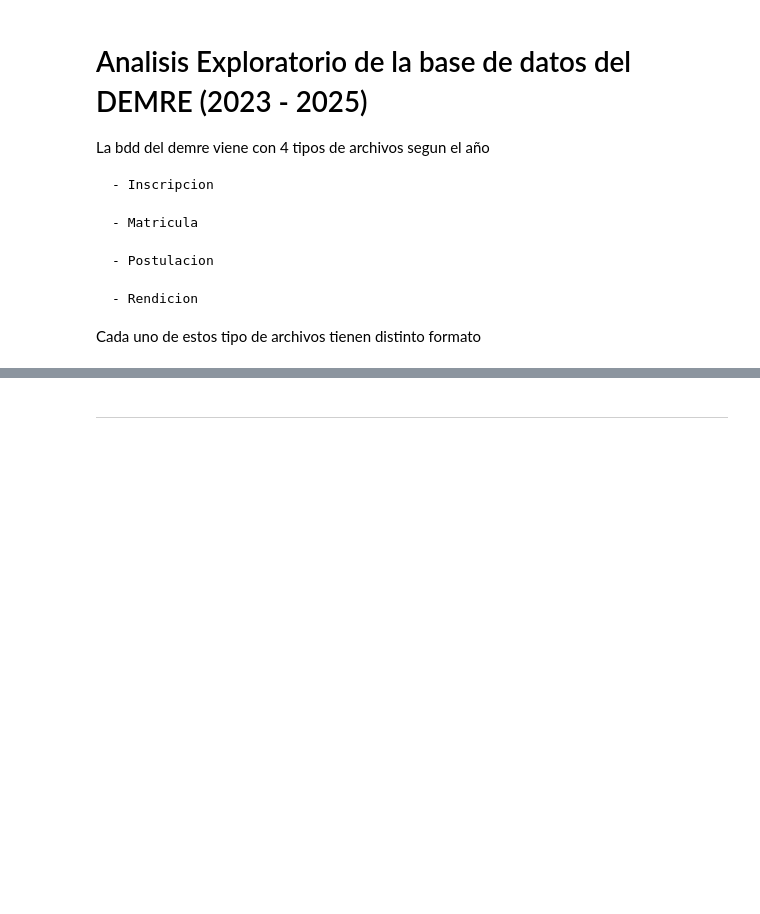
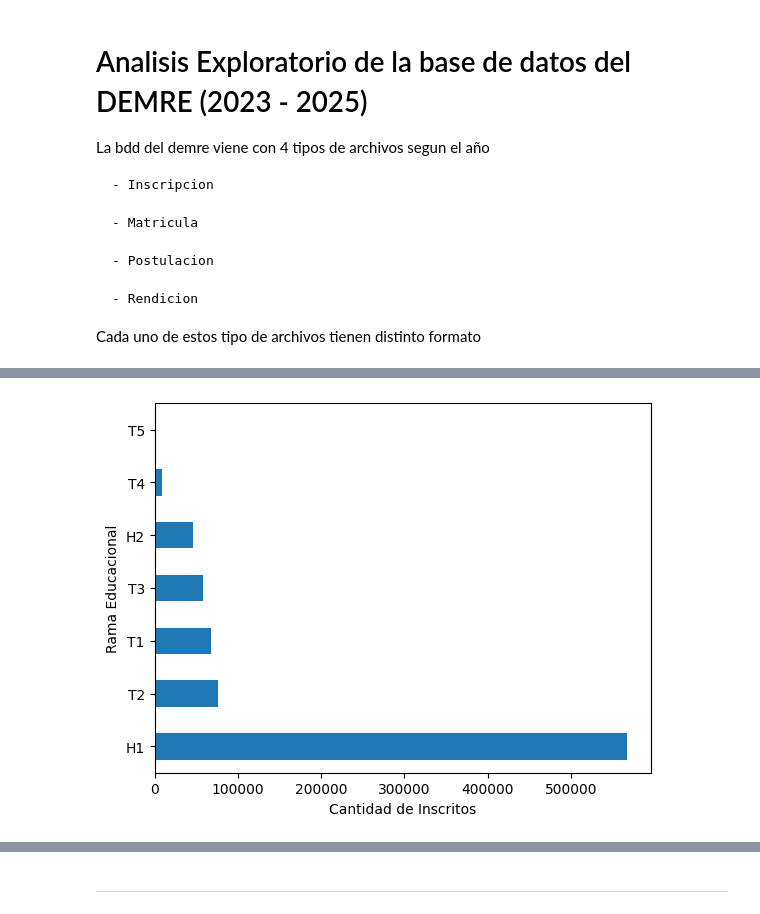
Before and after one commit to LmChicao/Proyecto-Intro-Ciencias-de-datos-2025-2-, a Jupyter notebook: Analisis Exploratorio/EDA - Inscripcion.ipynb, the cells around one changed output, grey strips where cells are left out. Saved outputs shown, nothing was run; the diff lists cells and outputs as text; code cells hidden in the pictures; blank space fills up the shorter version.

```diff
--- a/Analisis Exploratorio/EDA - Inscripcion.ipynb
+++ b/Analisis Exploratorio/EDA - Inscripcion.ipynb
@@ -212,0 +332,11 @@ Index(['ID_aux', 'ANYO_PROCESO', 'SEXO', 'RBD', 'COD_ENS', 'REGIMEN',
+# %%
+#VISUALIZACION DE LOS DATOS - RAMA_EDUCACIONAL
+
+df_inscripciones_final['RAMA_EDUCACIONAL'].value_counts().plot(
+    kind='barh'
+)
+plt.xlabel("Cantidad de Inscritos")
+plt.ylabel("Rama Educacional")
+plt.show()
+# %% [output]
+[figure, added]
```
Also changed, not shown: parts of 18 cells of this notebook, 4 other files.
